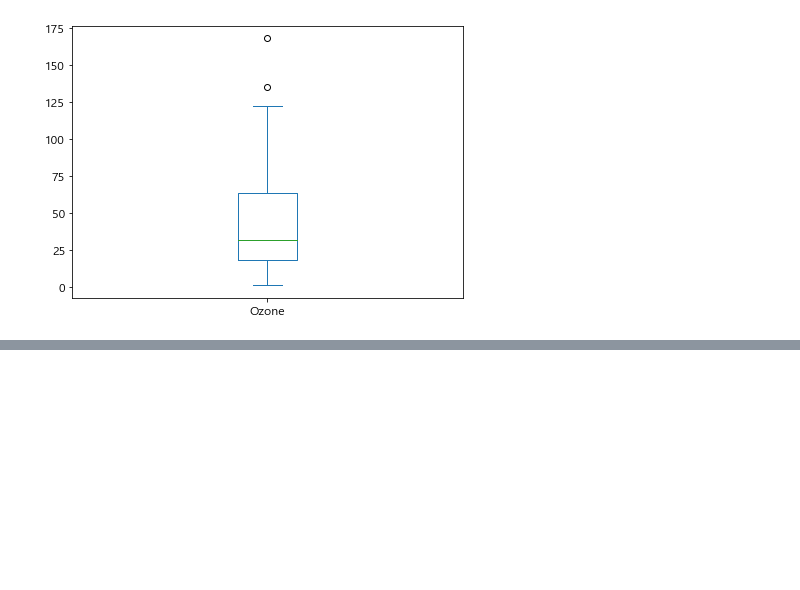
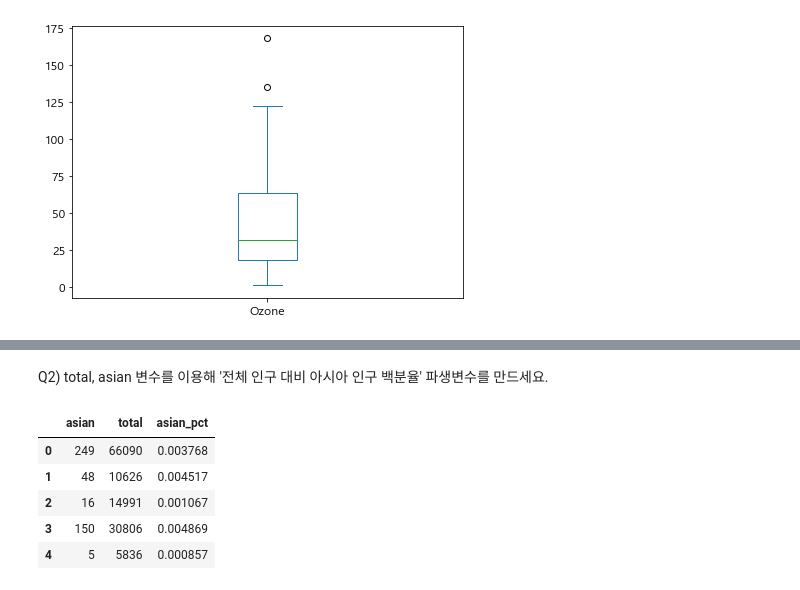
Before and after one commit to ksky1313/ADP, a Jupyter notebook: test.ipynb, the cells around one changed output, grey strips where cells are left out. Cells and saved outputs as stored; diff of their text form; code cells hidden in the pictures; blank space fills up the shorter version.

```diff
--- a/test.ipynb
+++ b/test.ipynb
@@ -88,0 +178,13 @@ df.to_pickle('data/fifa.pk')
+# %% [markdown]
+Q2) total, asian 변수를 이용해 '전체 인구 대비 아시아 인구 백분율' 파생변수를 만드세요.
+# %%
+midwest[['asian', 'total']].head()
+midwest.eval("asian_pct = asian / total", inplace=True)
+midwest[['asian', 'total', 'asian_pct']].head()
+# %% [output]
+|  | asian | total | asian_pct |
+| 0 | 249 | 66090 | 0.003768 |
+| 1 | 48 | 10626 | 0.004517 |
+| 2 | 16 | 14991 | 0.001067 |
+| 3 | 150 | 30806 | 0.004869 |
+| 4 | 5 | 5836 | 0.000857 |
```
Also changed, not shown: parts of 22 cells of this notebook, 3 other files.
